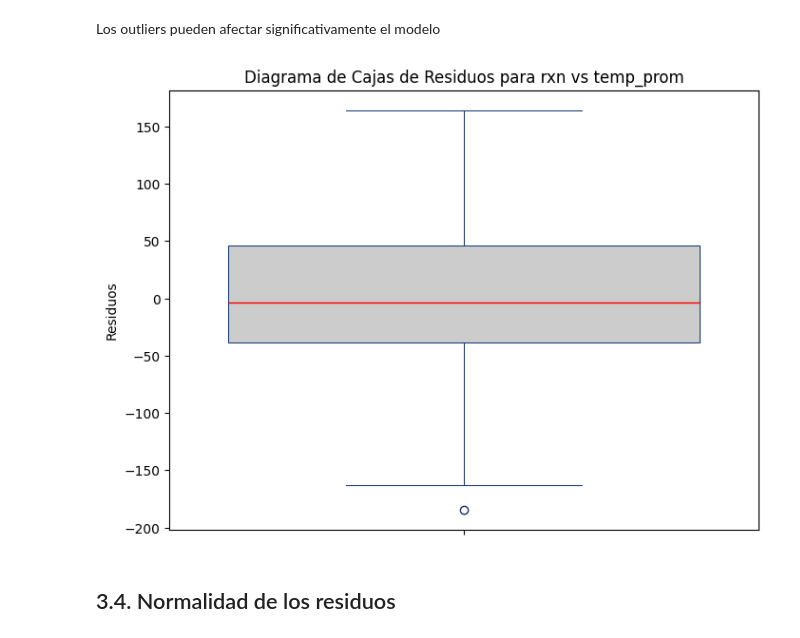
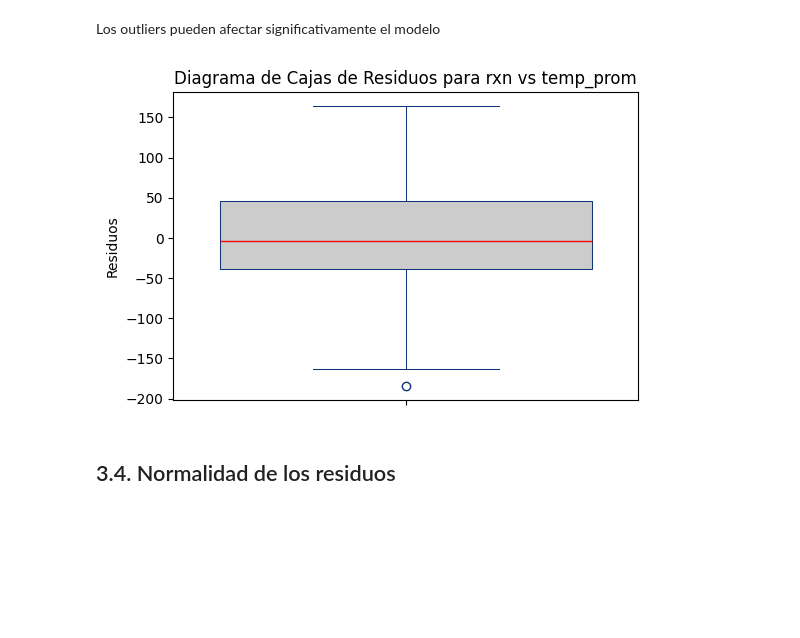
Before and after one commit to vrrp/sachabook_modulo1, a Jupyter notebook: _build/html/_sources/docs/sesion5-estadistica_inferencial.ipynb, the cells around one changed output. Cells and saved outputs as stored; diff of their text form; code cells hidden in the pictures; blank space fills up the shorter version.

```diff
--- a/_build/html/_sources/docs/sesion5-estadistica_inferencial.ipynb
+++ b/_build/html/_sources/docs/sesion5-estadistica_inferencial.ipynb
@@ -350,18 +352,18 @@ Estadístico Durbin-Watson statistico menor que 1.5: autocorrelación positiva.
 Los outliers pueden afectar significativamente el modelo
 # %%
 # Create a box plot of the residuals
-plt.figure(figsize=(8, 6))
+plt.figure(figsize=(6, 4))
 sns.boxplot(y=modelo_rxn_temp.resid,
             fill=True, color=".8", linecolor="#137",
             linewidth=.75,
             flierprops={"marker": "o"},
             medianprops={"color": "r", "linewidth": 1},)
 
 plt.ylabel("Residuos")
 plt.title("Diagrama de Cajas de Residuos para rxn vs temp_prom")
 plt.show()
 # %% [output]
-[figure, old version]
+[figure, new version]
 # %% [markdown]
 ##  3.4. Normalidad de los residuos
 # %% [markdown]
```
Also changed, not shown: parts of 45 cells of this notebook, 46 other files.
